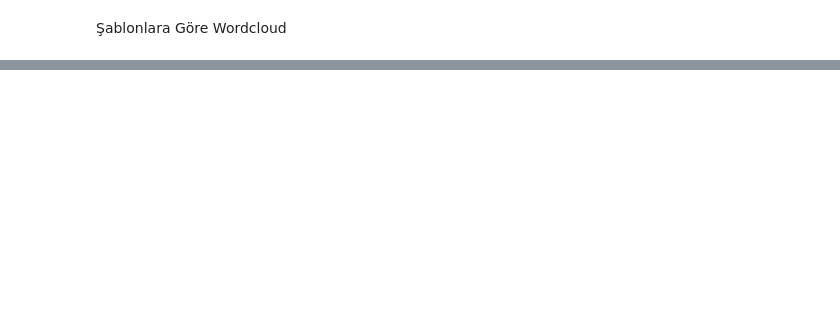
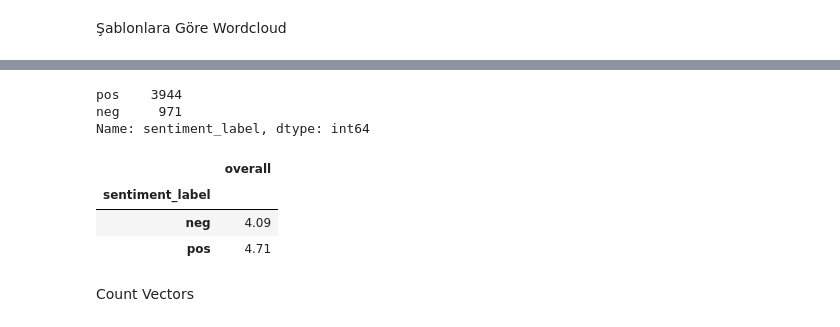
Before and after one commit to berkcangumusisik/DataSciencePath, a Jupyter notebook: 04.Natural Language Processing (NLP)/nlp.ipynb, the cells around one changed output, grey strips where cells are left out. Drawn from its saved outputs; the diff is of its cells as text; code cells hidden in the pictures; blank space fills up the shorter version.

```diff
--- a/04.Natural Language Processing (NLP)/nlp.ipynb
+++ b/04.Natural Language Processing (NLP)/nlp.ipynb
@@ -164,0 +176,4 @@ plt.show()
+# %%
+#nltk.download('vader_lexicon')
+sia = SentimentIntensityAnalyzer()
+sia.polarity_scores("The film was awesome.")
@@ -164,0 +214,2 @@ plt.show()
+# %%
+df["polarity_score"] = df["reviewText"].apply(lambda x: sia.polarity_scores(x)["compound"])
@@ -164,0 +232,15 @@ plt.show()
+# %%
+df["sentiment_label"] = df["reviewText"].apply(lambda x: "pos" if sia.polarity_scores(x)["compound"] > 0 else "neg")
+# %%
+df["sentiment_label"].value_counts()
+# %% [output]
+pos    3944
+neg     971
+Name: sentiment_label, dtype: int64
+# %%
+df.groupby("sentiment_label").agg({"overall": "mean"})
+# %% [output]
+|  | overall |
+| sentiment_label |  |
+| neg | 4.09 |
+| pos | 4.71 |
@@ -164,0 +252,2 @@ plt.show()
+# %% [markdown]
+Count Vectors
```
Also changed, not shown: parts of 33 cells of this notebook, 7 other files.
